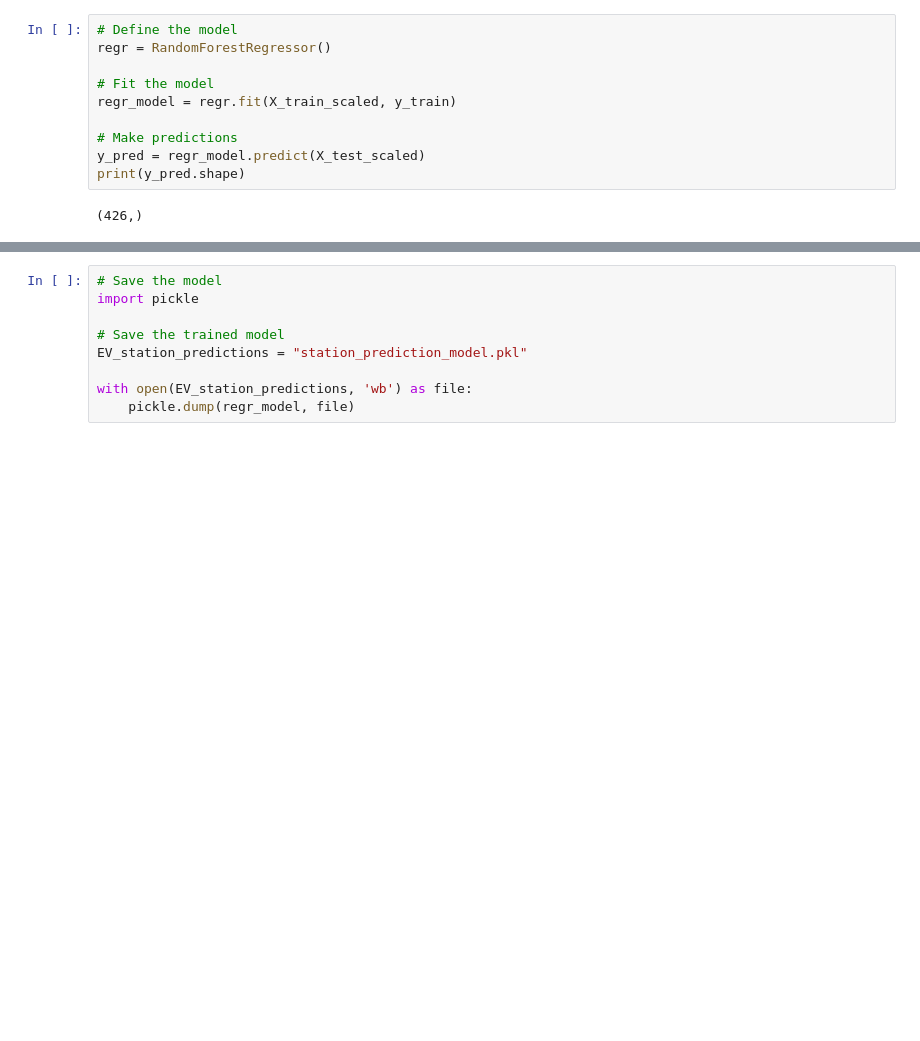
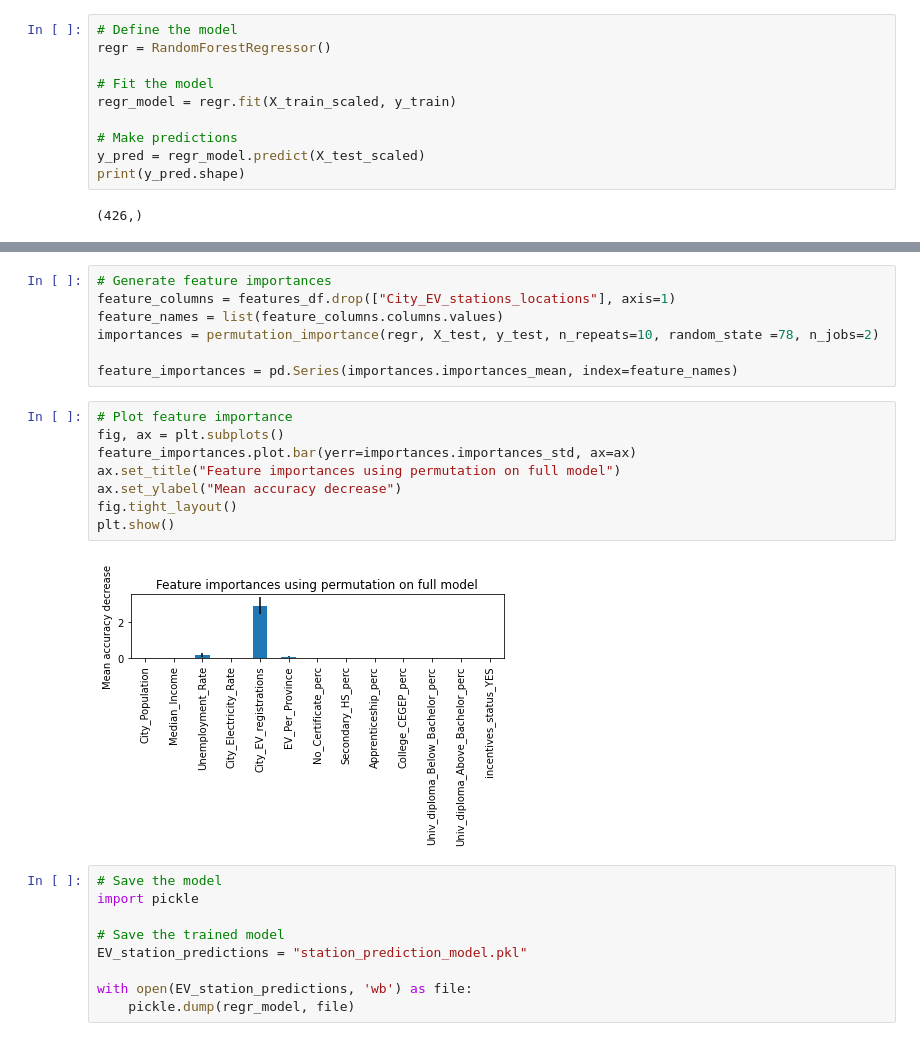
Before and after one commit to JorMerr/EV_charging_locations, a Jupyter notebook: ML_Model/ML-model.ipynb, the cells around one changed output, grey strips where cells are left out. Cells and saved outputs as stored; diff of their text form; blank space fills up the shorter version.

Commit message:
feature importance table generated with ml model

```diff
--- a/ML_Model/ML-model.ipynb
+++ b/ML_Model/ML-model.ipynb
@@ -144,3 +153,20 @@ regr_model.score(X_test_scaled, y_test)
+# %%
+# Generate feature importances
+feature_columns = features_df.drop(["City_EV_stations_locations"], axis=1)
+feature_names = list(feature_columns.columns.values)
+importances = permutation_importance(regr, X_test, y_test, n_repeats=10, random_state =78, n_jobs=2)
+
+feature_importances = pd.Series(importances.importances_mean, index=feature_names)
+# %%
+# Plot feature importance
+fig, ax = plt.subplots()
+feature_importances.plot.bar(yerr=importances.importances_std, ax=ax)
+ax.set_title("Feature importances using permutation on full model")
+ax.set_ylabel("Mean accuracy decrease")
+fig.tight_layout()
+plt.show()
+# %% [output]
+[figure, added]
 # %%
 # Save the model
 import pickle
```
Also changed, not shown: parts of 8 cells of this notebook, 6 other files.
